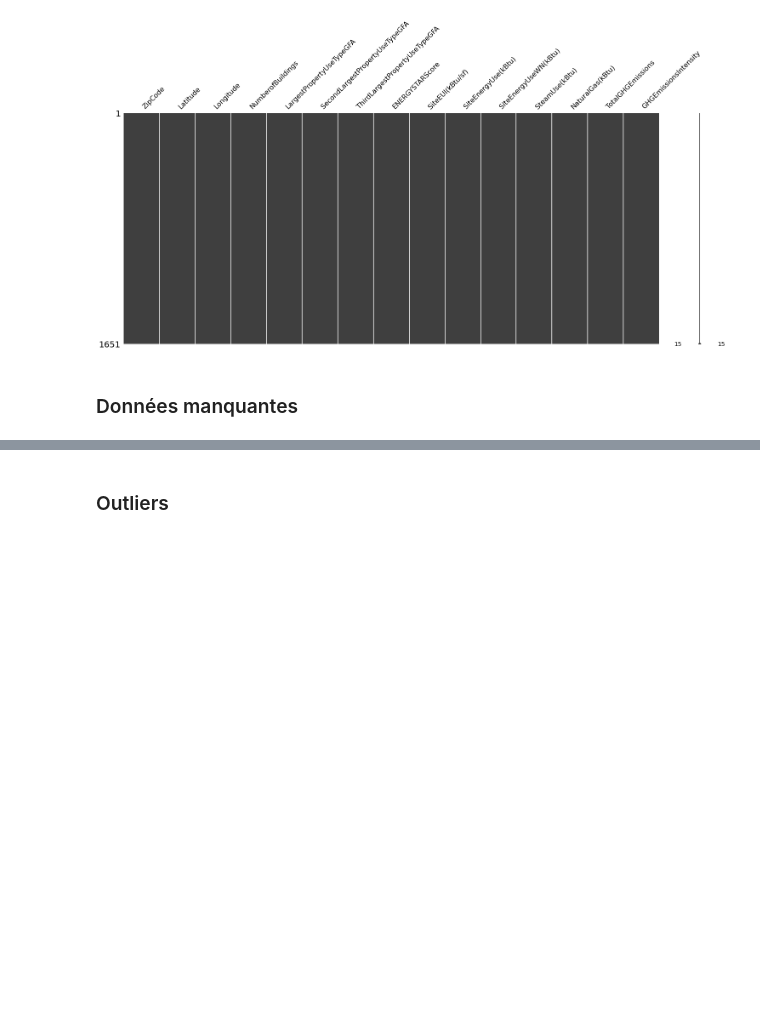
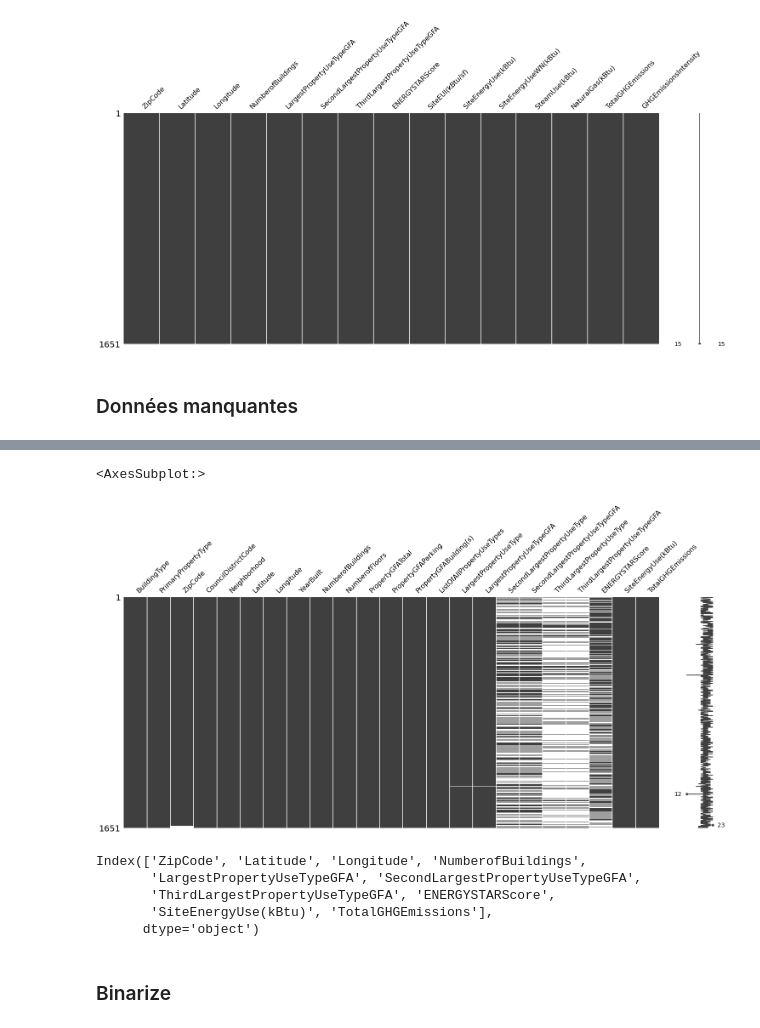
Before and after one commit to NicoJanko/Project_4_OPC, a Jupyter notebook: Projet_4_cleaning.ipynb, the cells around one changed output, grey strips where cells are left out. Cells and saved outputs as stored; diff of their text form; code cells hidden in the pictures; blank space fills up the shorter version.

Commit message:
Cleaning : Got rid of futur data. Binarized categorical features. Energie : Modeling with new data.

```diff
--- a/Projet_4_cleaning.ipynb
+++ b/Projet_4_cleaning.ipynb
@@ -199,0 +200,6 @@ data_num_i.to_csv('data_num.csv', index = False)
+# %%
+#drop every row that is a 'futur' mesurement
+data2 = data
+mesure = ['SiteEUI(kBtu/sf)','SiteEnergyUseWN(kBtu)','SteamUse(kBtu)', 'NaturalGas(kBtu)', 'GHGEmissionsIntensity', 'Outlier', 'DefaultData', 'ComplianceStatus']
+data2 = data2.drop(labels = mesure, axis = 1)
+data2.info()
@@ -199,0 +224,19 @@ data_num_i.to_csv('data_num.csv', index = False)
+# %%
+msno.matrix(data2)
+# %% [output]
+<AxesSubplot:>
+[figure, added]
+# %%
+
+num_col = []
+for i in data2.columns:
+    if data2[i].dtype =='float64':
+        num_col.append(i)
+data2_num = data2[num_col]
+print(data2_num.columns)
+# %% [output]
+Index(['ZipCode', 'Latitude', 'Longitude', 'NumberofBuildings',
+       'LargestPropertyUseTypeGFA', 'SecondLargestPropertyUseTypeGFA',
+       'ThirdLargestPropertyUseTypeGFA', 'ENERGYSTARScore',
+       'SiteEnergyUse(kBtu)', 'TotalGHGEmissions'],
+      dtype='object')
@@ -200,2 +248,2 @@ data_num_i.to_csv('data_num.csv', index = False)
 # %% [markdown]
-### Outliers
+### Binarize
```
Also changed, not shown: parts of 11 cells of this notebook, 2 other files.
